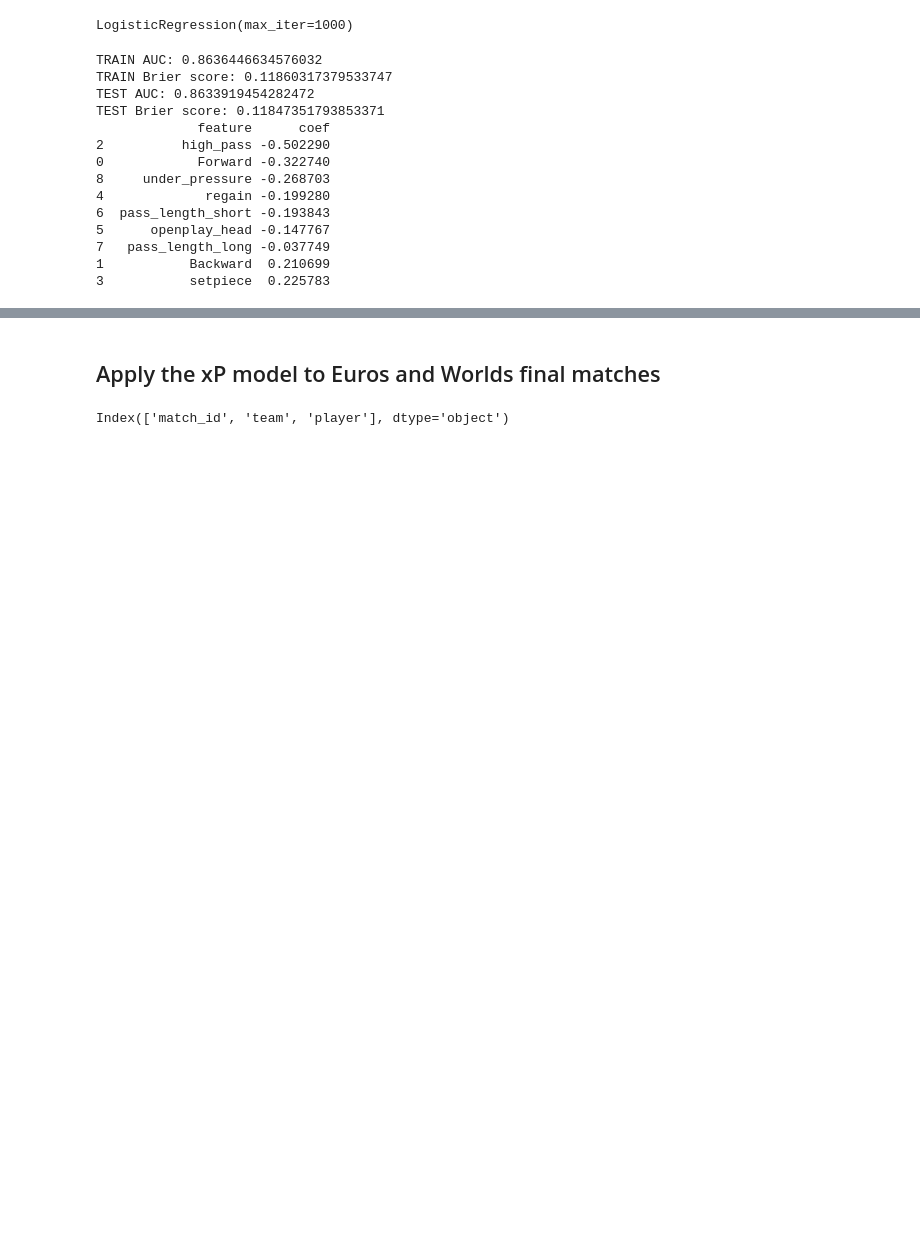
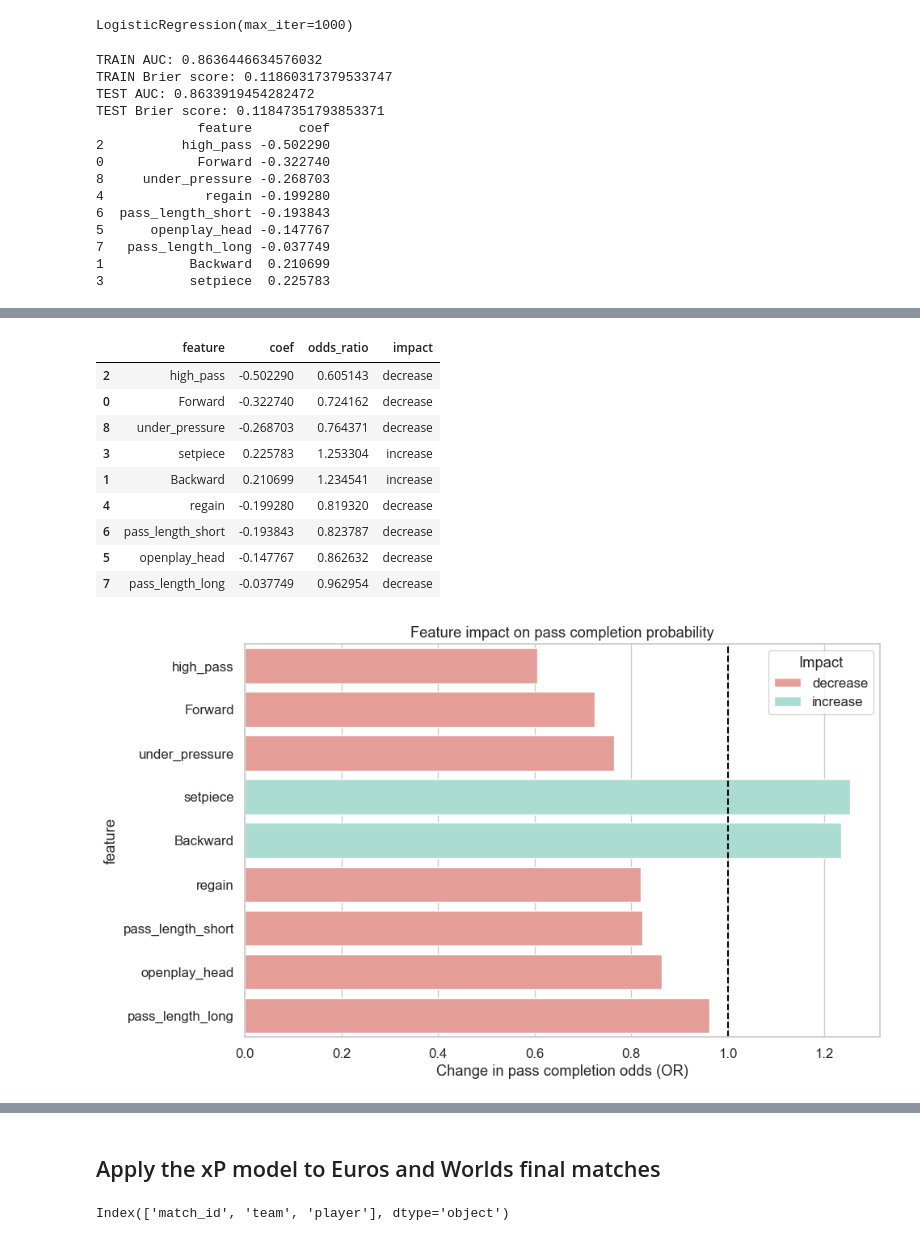
Before and after one commit to vickyfriss/Football-analytics, a Jupyter notebook: 202604 - 1 - Building Expected Passes xP for Men Top 5 Leagues.ipynb, the cells around one changed output, grey strips where cells are left out. Saved outputs shown, nothing was run; the diff lists cells and outputs as text; code cells hidden in the pictures; blank space fills up the shorter version.

```diff
--- a/202604 - 1 - Building Expected Passes xP for Men Top 5 Leagues.ipynb
+++ b/202604 - 1 - Building Expected Passes xP for Men Top 5 Leagues.ipynb
@@ -934,11 +748,6 @@ def prepare_pass_features(df_passes):
     df["progressive"] = df.apply(is_progressive, axis=1).astype("int8")
 
     # -----------------------------------------------------
-    # Target variable
-    # -----------------------------------------------------
-    df["completed"] = df["pass_outcome"].isna().astype("int8")
-
-    # -----------------------------------------------------
     # Pitch grid encoding
     # -----------------------------------------------------
     df["start_square"] = df["start_x_zone"].astype(str) + "_" + df["start_y_zone"].astype(str)
@@ -1117,3 +926,67 @@ TEST Brier score: 0.11847351793853371
 7   pass_length_long -0.037749
 1           Backward  0.210699
 3           setpiece  0.225783
+# %%
+import numpy as np
+import pandas as pd
+import matplotlib.pyplot as plt
+import seaborn as sns
+
+# --------------------------------------------------
+# 1. Feature coefficients table with odds ratios
+# --------------------------------------------------
+coef_table_filtered["odds_ratio"] = np.exp(coef_table_filtered["coef"])
+coef_table_filtered["impact"] = coef_table_filtered["coef"].apply(lambda x: "decrease" if x < 0 else "increase")
+coef_table_filtered_sorted = coef_table_filtered.reindex(
+    coef_table_filtered["coef"].abs().sort_values(ascending=False).index
+)
+
+print("Feature impacts on pass completion (odds ratio):")
+display(coef_table_filtered_sorted)
+
+# --------------------------------------------------
+# 2. Plot coefficients (odds ratio) with clear label and pastel colors
+# --------------------------------------------------
+plt.figure(figsize=(10,6))
+sns.barplot(
+    data=coef_table_filtered_sorted,
+    x="odds_ratio",
+    y="feature",
+    hue="impact",
+    dodge=False,
+    palette={"increase": "#A3E4D7", "decrease": "#F1948A"}  # pastel green/red
+)
+plt.axvline(1, color="black", linestyle="--")
+plt.xlabel("Change in pass completion odds (OR)")
+plt.title("Feature impact on pass completion probability")
+plt.legend(title="Impact")
+plt.tight_layout()
+plt.show()
+
+# --------------------------------------------------
+# 3. Function to predict xP and contributions safely
+# --------------------------------------------------
+def predict_xp(example_features, model, X_columns, scaler=None):
+    # Fill missing columns with 0 and preserve order
+    full_example = {f: example_features.get(f, 0) for f in X_columns}
+    df_example = pd.DataFrame([full_example])[X_columns]
+
+    # Scale if needed
+    X_scaled = scaler.transform(df_example) if scaler is not None else df_example.values
+
+    # Coefficients and contributions
+    coefs = model.coef_[0]
+    contributions = X_scaled[0] * coefs
+    contributions_df = pd.DataFrame({
+        "feature": X_columns,
+        "feature_value": X_scaled[0],
+        "coef": coefs,
+        "contribution": contributions
+    }).sort_values("contribution", key=abs, ascending=False)
+
+    # Total log-odds and probability
+    log_odds = contributions.sum() + model.intercept_[0]
+    prob = 1 / (1 + np.exp(-log_odds))
+
+    return prob, log_odds, contributions_df
+# %% [output]
@@ -1119,0 +994,11 @@ TEST Brier score: 0.11847351793853371
+|  | feature | coef | odds_ratio | impact |
+| 2 | high_pass | -0.502290 | 0.605143 | decrease |
+| 0 | Forward | -0.322740 | 0.724162 | decrease |
+| 8 | under_pressure | -0.268703 | 0.764371 | decrease |
+| 3 | setpiece | 0.225783 | 1.253304 | increase |
+| 1 | Backward | 0.210699 | 1.234541 | increase |
+| 4 | regain | -0.199280 | 0.819320 | decrease |
+| 6 | pass_length_short | -0.193843 | 0.823787 | decrease |
+| 5 | openplay_head | -0.147767 | 0.862632 | decrease |
+| 7 | pass_length_long | -0.037749 | 0.962954 | decrease |
+[figure, added]
```
Also changed, not shown: parts of 3 cells of this notebook.
